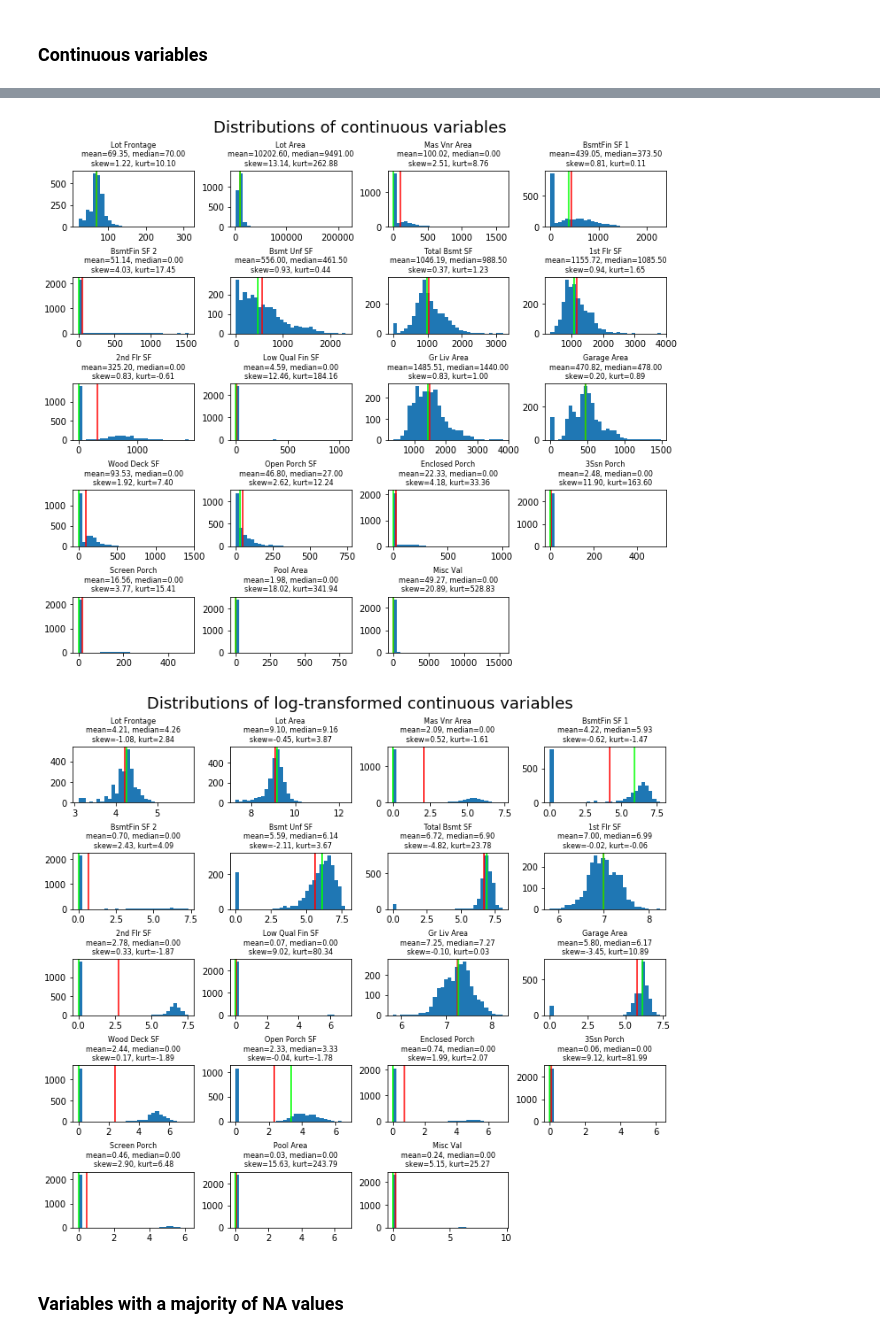
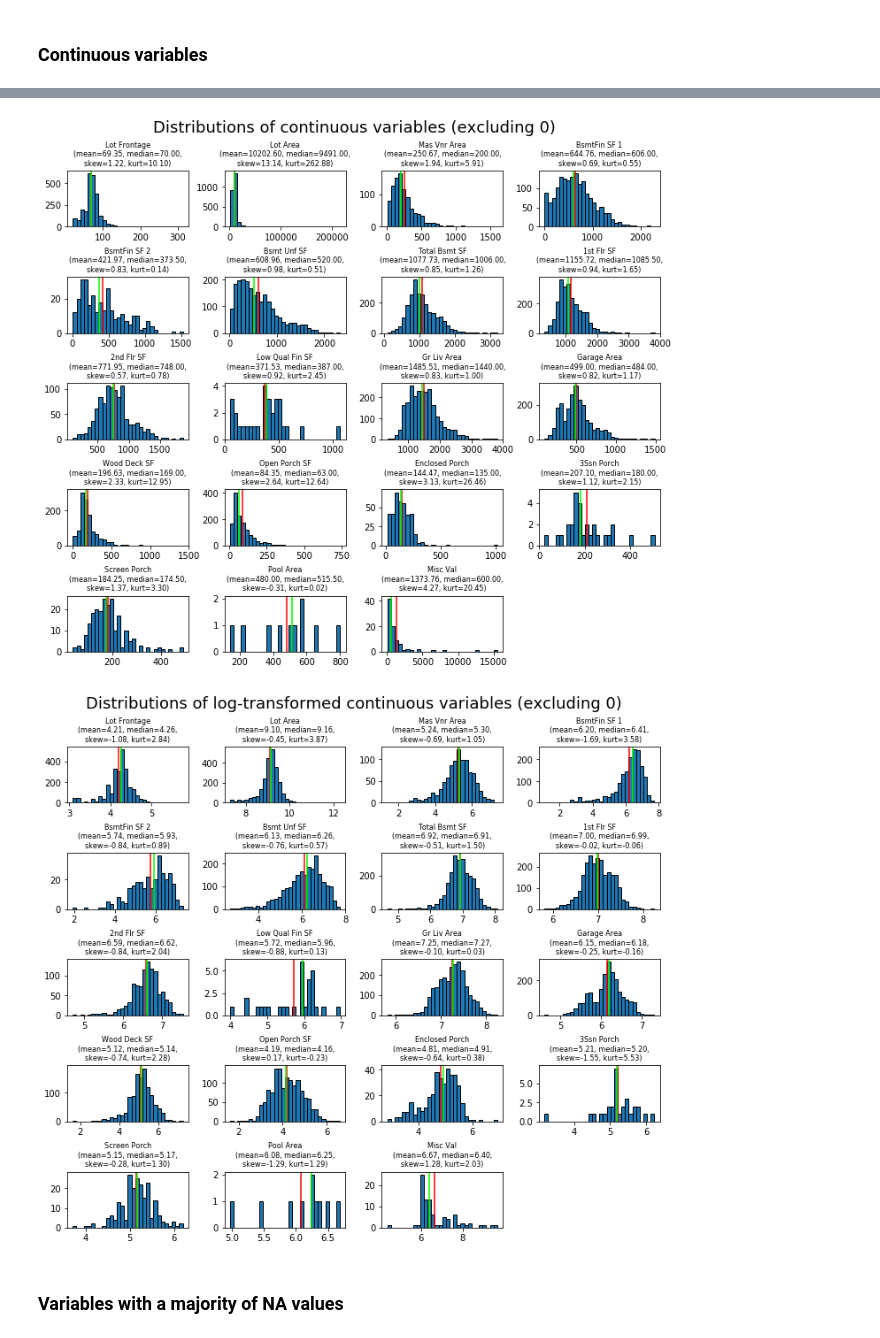
Before and after one commit to jeanrichard/epflx-adsml19-course3-project, a Jupyter notebook: house-prices/house-prices-solution-WIP.ipynb, the cells around one changed output, grey strips where cells are left out. Drawn from its saved outputs; the diff is of its cells as text; code cells hidden in the pictures.

```diff
--- a/house-prices/house-prices-solution-WIP.ipynb
+++ b/house-prices/house-prices-solution-WIP.ipynb
@@ -792,12 +798,12 @@ At this point, we need to split the data set back into labeled & unlabeled data
 # %%
 # Labeled data set - we will train & test the model on it:
 start = 0
-df_la_clean = df_all.loc[start: start + n_la - 1].copy()
-df_la_clean['SalePrice'] = df_la['SalePrice'].loc[start: start + n_la - 1]
+df_la_clean = df_all.loc[start: start + num_la - 1].copy()
+df_la_clean['SalePrice'] = df_la['SalePrice'].loc[start: start + num_la - 1]
 
 # Unlabeled data set - we will apply the trained model on it:
-start = n_la
-df_un_clean = df_all.loc[start: start + n_un - 1]
+start = num_la
+df_un_clean = df_all.loc[start: start + num_un - 1]
 # %% [markdown]
 For the outliers, we simply follow the minimum advice of the author of this data set:
 
@@ -904,6 +963,9 @@ df_un_enc = encode_nominal_ordinal(df_un_clean, nominal_cols, ordinal_cols)
 # %% [markdown]
 ## Perform feature engineering<a name="stage-3"></a> ([top](#top))
 ---
+# %%
+discrete_cols = list_by_kind('Discrete')
+continuous_cols = list_by_kind('Continuous', exclusion_list=['SalePrice'])
 # %% [markdown]
 ### Sales price
 # %% [markdown]
@@ -954,5 +982,5 @@ As we have already seen during the course, applying a log transformation allows
 # %%
-def plot_distributions(df: pd.DataFrame, suptitle: str, ncols: int=4):
+def plot_distributions(df: pd.DataFrame, suptitle: str, ncols: int=4, exclusion_list=None):
     nrows = math.ceil(len(df.columns) / ncols)
     fig = plt.figure(figsize=(ncols * 3, nrows * 2))
     grid = plt.GridSpec(nrows, ncols, wspace=0.3, hspace=0.9)
@@ -960,22 +988,26 @@ def plot_distributions(df: pd.DataFrame, suptitle: str, ncols: int=4):
         row, col = i // ncols, i % ncols
         sub_ax = fig.add_subplot(grid[row, col])
         notna = df[name].dropna()
+        if exclusion_list:
+            notna = notna[~notna.isin(exclusion_list)]
         mean = notna.mean()
         median = notna.median()
         skew = notna.skew()
         kurt = notna.kurt()
-        sub_ax.hist(notna, bins=30)
+        sub_ax.hist(notna, bins=30, ec='black')
         sub_ax.axvline(mean, color='red', linestyle='-', label='mean')
         sub_ax.axvline(median, color='lime', linestyle='-', label='median')
         title = '\n'.join([
             f'{name}',
-            f'mean={mean:.2f}, median={median:.2f}',
-            f'skew={skew:.2f}, kurt={kurt:.2f}'
+            f'(mean={mean:.2f}, median={median:.2f},',
+            f'skew={skew:.2f}, kurt={kurt:.2f})'
         ])
         sub_ax.set_title(title, fontsize=8)
     fig.suptitle(suptitle, fontsize=18, y = 0.96)
     plt.show()
 # %%
-plot_distributions(df_la_eng[cont], 'Distributions of continuous variables')
+plot_distributions(df_la_clean[continuous_cols],
+                   'Distributions of continuous variables (excluding 0)',
+                   exclusion_list=[0])
 # %% [output]
-[figure, old version]
+[figure, new version]
@@ -984,4 +1014,8 @@ df_la_eng_transformed = np.log1p(df_la_eng[cont])
+# %%
+df_test = np.log1p(df_la_clean[continuous_cols])
 # %%
-plot_distributions(df_la_eng_transformed[cont], 'Distributions of log-transformed continuous variables')
+plot_distributions(df_test,
+                   'Distributions of log-transformed continuous variables (excluding 0)',
+                   exclusion_list=[0])
 # %% [output]
-[figure, old version]
+[figure, new version]
```
Also changed, not shown: parts of 76 cells of this notebook.
